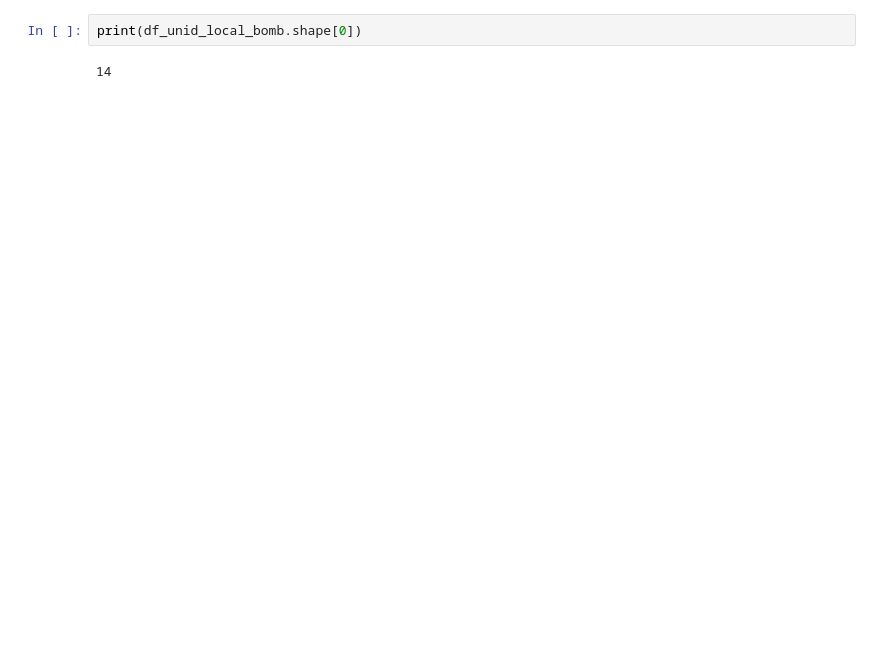
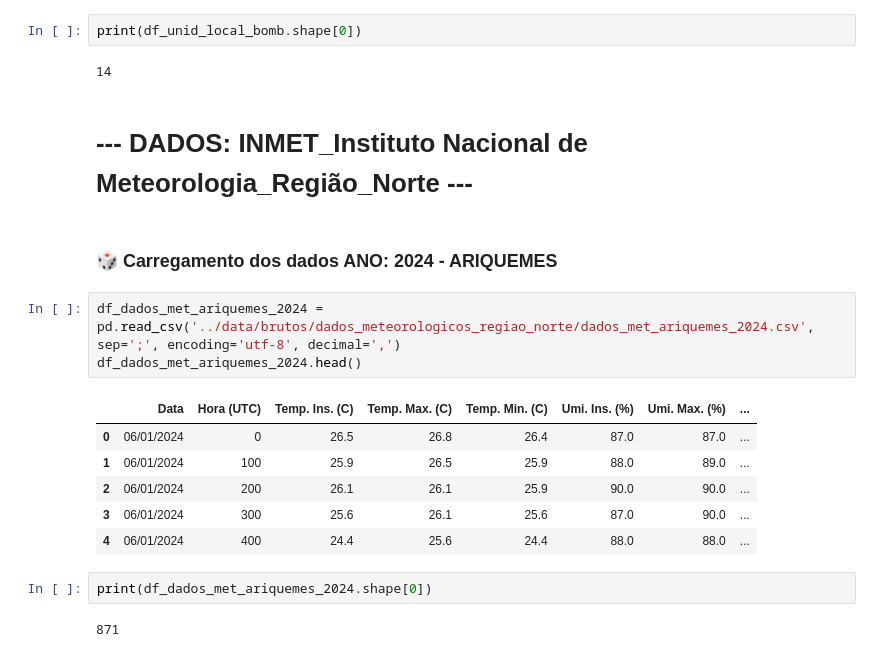
Before and after one commit to 6xAs/sentinela-ambiental, a Jupyter notebook: Notebooks/1_colect_inspection.ipynb, the cells around one changed output. Drawn from its saved outputs; the diff is of its cells as text; blank space fills up the shorter version.

Commit message:
Buscando e Tratando os dados meteorologicos

```diff
--- a/Notebooks/1_colect_inspection.ipynb
+++ b/Notebooks/1_colect_inspection.ipynb
@@ -1015,3 +1015,21 @@ df_unid_local_bomb.head()
 print(df_unid_local_bomb.shape[0])
 # %% [output]
 14
+# %% [markdown]
+# --- **DADOS: INMET_Instituto Nacional de Meteorologia_Região_Norte** ---
+# %% [markdown]
+### 🎲 Carregamento dos dados ANO: 2024 - ARIQUEMES
+# %%
+df_dados_met_ariquemes_2024 = pd.read_csv('../data/brutos/dados_meteorologicos_regiao_norte/dados_met_ariquemes_2024.csv', sep=';', encoding='utf-8', decimal=',')
+df_dados_met_ariquemes_2024.head()
+# %% [output]
+|  | Data | Hora (UTC) | Temp. Ins. (C) | Temp. Max. (C) | Temp. Min. (C) | Umi. Ins. (%) | Umi. Max. (%) | ... |
+| 0 | 06/01/2024 | 0 | 26.5 | 26.8 | 26.4 | 87.0 | 87.0 | ... |
+| 1 | 06/01/2024 | 100 | 25.9 | 26.5 | 25.9 | 88.0 | 89.0 | ... |
+| 2 | 06/01/2024 | 200 | 26.1 | 26.1 | 25.9 | 90.0 | 90.0 | ... |
+| 3 | 06/01/2024 | 300 | 25.6 | 26.1 | 25.6 | 87.0 | 90.0 | ... |
+| 4 | 06/01/2024 | 400 | 24.4 | 25.6 | 24.4 | 88.0 | 88.0 | ... |
+# %%
+print(df_dados_met_ariquemes_2024.shape[0])
+# %% [output]
+871
```
Also changed, not shown: parts of 23 cells of this notebook, 21 other files.
